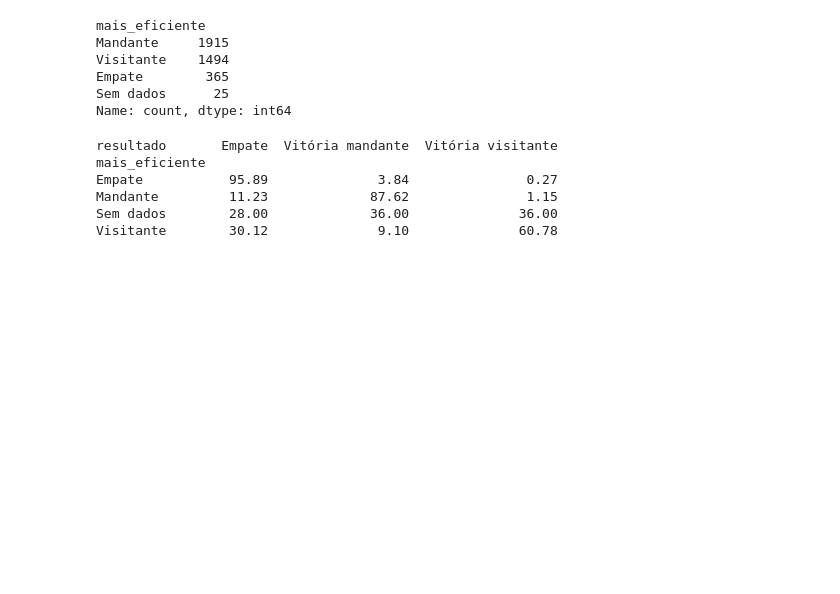
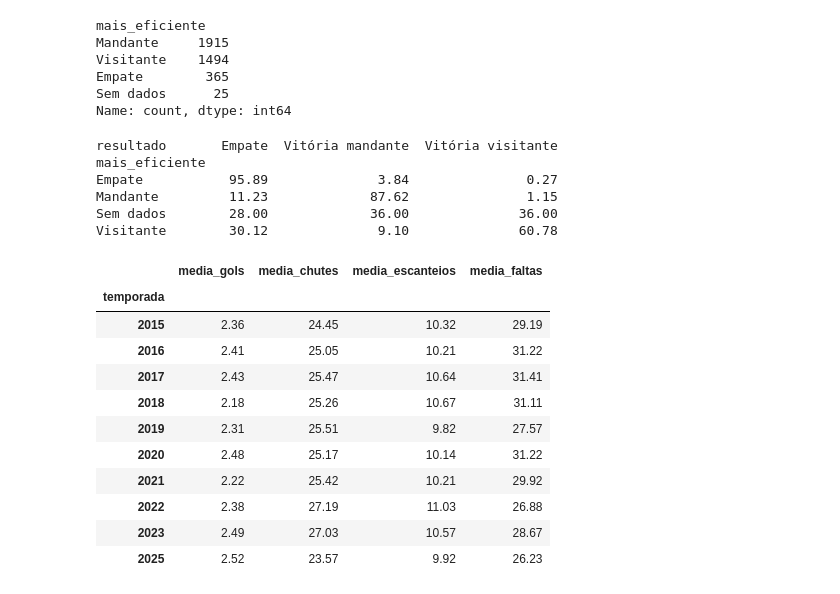
Before and after one commit to GustavoSarquis/Analise-Dataset-Brasileirao, a Jupyter notebook: analise_dados.ipynb, the cells around one changed output. Saved outputs shown, nothing was run; the diff lists cells and outputs as text; code cells hidden in the pictures; blank space fills up the shorter version.

Commit message:
Analise Completa

```diff
--- a/analise_dados.ipynb
+++ b/analise_dados.ipynb
@@ -1271,0 +1288,57 @@ Visitante        30.12              9.10              60.78
+# %%
+resumo_temporada["media_gols"] = (
+    resumo_temporada["gols_mandante"] +
+    resumo_temporada["gols_visitante"]
+) / resumo_temporada["partidas"]
+
+resumo_temporada["media_chutes"] = (
+    resumo_temporada["chutes_mandante"] +
+    resumo_temporada["chutes_visitante"]
+) / resumo_temporada["partidas"]
+
+resumo_temporada["media_escanteios"] = (
+    resumo_temporada["escanteios_mandante"] +
+    resumo_temporada["escanteios_visitante"]
+) / resumo_temporada["partidas"]
+
+resumo_temporada["media_faltas"] = (
+    resumo_temporada["faltas_mandante"] +
+    resumo_temporada["faltas_visitante"]
+) / resumo_temporada["partidas"]
+# %%
+vitorias_mandante_ano = (
+    df_analise[df_analise["resultado"] == "Vitória mandante"]
+    .groupby("temporada")
+    .size()
+)
+
+resumo_temporada["pct_vitoria_mandante"] = (
+    vitorias_mandante_ano /
+    resumo_temporada["partidas"] * 100
+)
+# %%
+resumo_temporada[
+    [
+        "media_gols",
+        "media_chutes",
+        "media_escanteios",
+        "media_faltas",
+    ]
+].round(2)
+
+# Gráfico sugerido: gráfico de linhas da média de gols por temporada - Plotly Express
+# Gráfico sugerido: gráfico de linhas da média de chutes por temporada - Plotly Express
+# Gráfico sugerido: gráfico de linhas da média de faltas por temporada - Plotly Express
+# %% [output]
+|  | media_gols | media_chutes | media_escanteios | media_faltas |
+| temporada |  |  |  |  |
+| 2015 | 2.36 | 24.45 | 10.32 | 29.19 |
+| 2016 | 2.41 | 25.05 | 10.21 | 31.22 |
+| 2017 | 2.43 | 25.47 | 10.64 | 31.41 |
+| 2018 | 2.18 | 25.26 | 10.67 | 31.11 |
+| 2019 | 2.31 | 25.51 | 9.82 | 27.57 |
+| 2020 | 2.48 | 25.17 | 10.14 | 31.22 |
+| 2021 | 2.22 | 25.42 | 10.21 | 29.92 |
+| 2022 | 2.38 | 27.19 | 11.03 | 26.88 |
+| 2023 | 2.49 | 27.03 | 10.57 | 28.67 |
+| 2025 | 2.52 | 23.57 | 9.92 | 26.23 |
```
Also changed, not shown: parts of 45 cells of this notebook.
